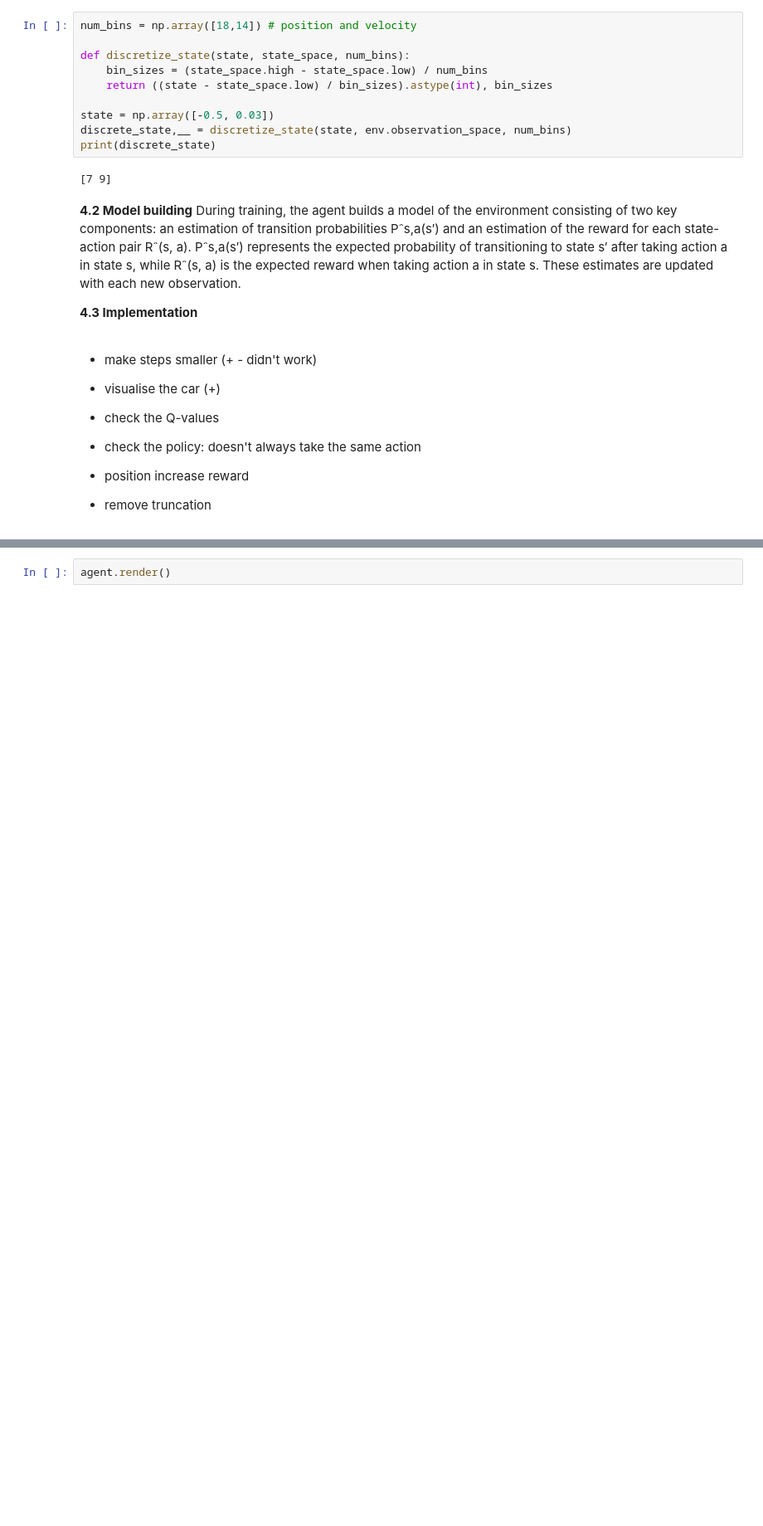
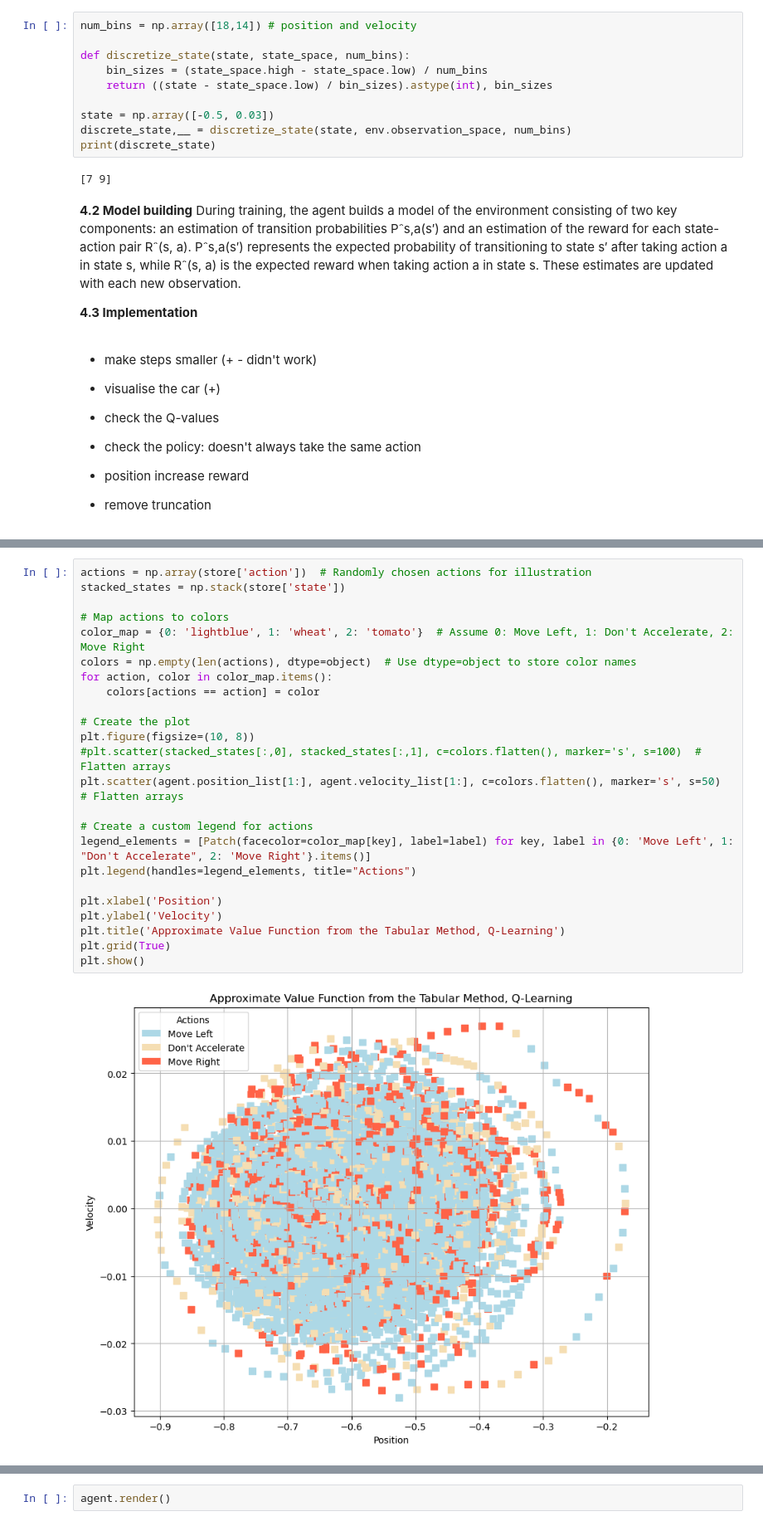
Before and after one commit to marindigen/mountain_car, a Jupyter notebook: dyna_agent.ipynb, the cells around one changed output, grey strips where cells are left out. Shown: that part at 83% size. Cells and saved outputs as stored; diff of their text form; blank space fills up the shorter version.

```diff
--- a/dyna_agent.ipynb
+++ b/dyna_agent.ipynb
@@ -336,0 +384,26 @@ Total reward: -163.0
+# %%
+actions = np.array(store['action'])  # Randomly chosen actions for illustration
+stacked_states = np.stack(store['state'])
+
+# Map actions to colors
+color_map = {0: 'lightblue', 1: 'wheat', 2: 'tomato'}  # Assume 0: Move Left, 1: Don't Accelerate, 2: Move Right
+colors = np.empty(len(actions), dtype=object)  # Use dtype=object to store color names
+for action, color in color_map.items():
+    colors[actions == action] = color
+
+# Create the plot
+plt.figure(figsize=(10, 8))
+#plt.scatter(stacked_states[:,0], stacked_states[:,1], c=colors.flatten(), marker='s', s=100)  # Flatten arrays
+plt.scatter(agent.position_list[1:], agent.velocity_list[1:], c=colors.flatten(), marker='s', s=50)  # Flatten arrays
+
+# Create a custom legend for actions
+legend_elements = [Patch(facecolor=color_map[key], label=label) for key, label in {0: 'Move Left', 1: "Don't Accelerate", 2: 'Move Right'}.items()]
+plt.legend(handles=legend_elements, title="Actions")
+
+plt.xlabel('Position')
+plt.ylabel('Velocity')
+plt.title('Approximate Value Function from the Tabular Method, Q-Learning')
+plt.grid(True)
+plt.show()
+# %% [output]
+[figure, added]
```
Also changed, not shown: parts of 10 cells of this notebook, 1 other file.
